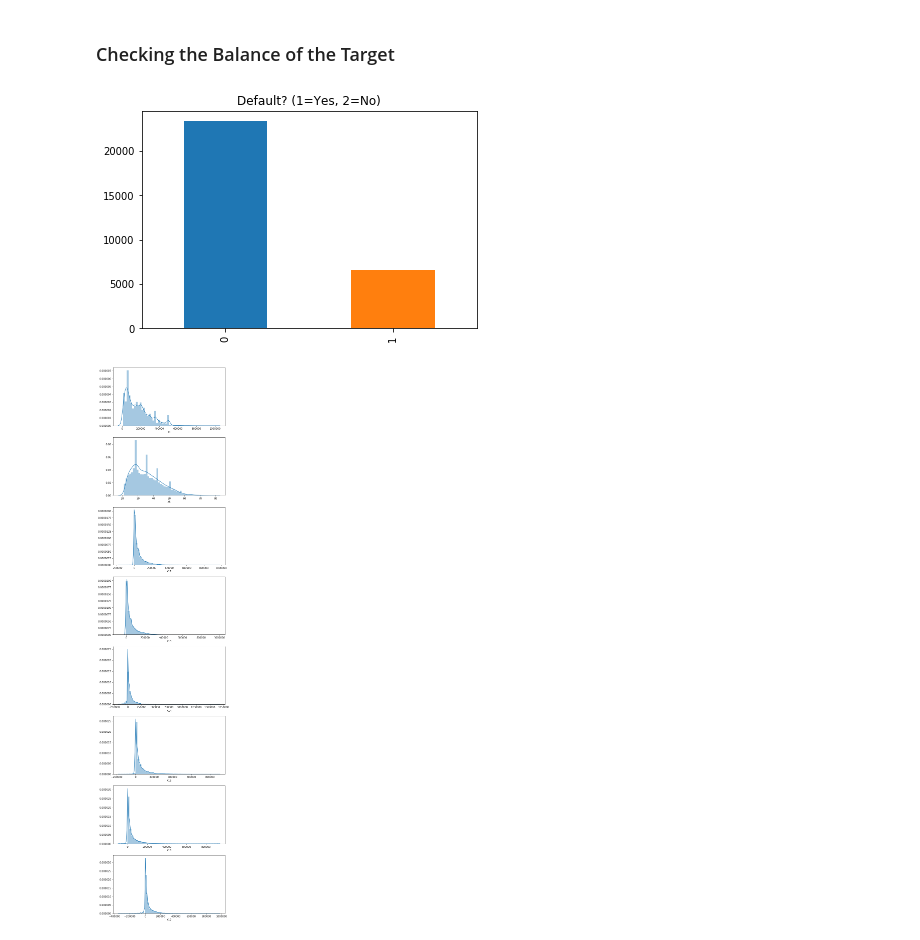
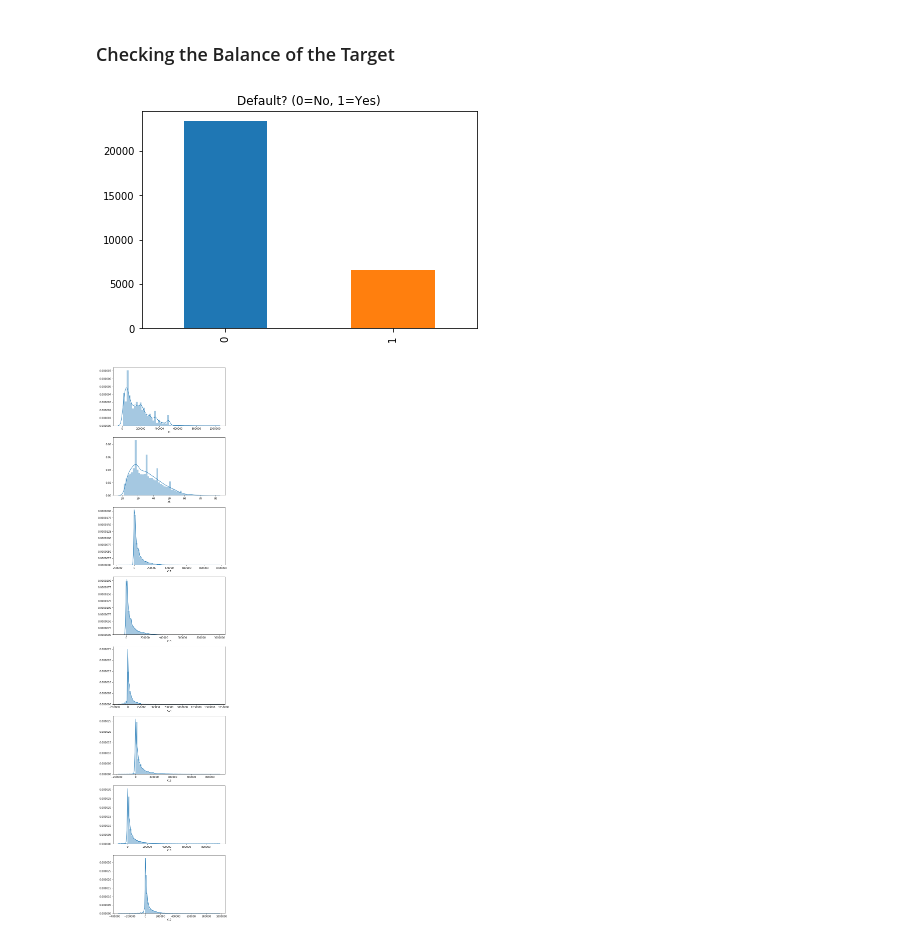
Before and after one commit to BA545-SP2019/2019-competition2-kerry-alex-and-mike, a Jupyter notebook: EDA/Data_Understanding_EDA.ipynb, the cells around one changed output. Saved outputs shown, nothing was run; the diff lists cells and outputs as text; code cells hidden in the pictures.

```diff
--- a/EDA/Data_Understanding_EDA.ipynb
+++ b/EDA/Data_Understanding_EDA.ipynb
@@ -110,10 +111,10 @@ plt.savefig('age_dist_raw.png')
 # %%
 # Using a bar chart to display amount of individuals who defaulted and who did not
 # clearly not balanced - will have to address before modeling stage
-df['Y'].value_counts().plot.bar(title="Default? (1=Yes, 2=No)")
+df['Y'].value_counts().plot.bar(title="Default? (0=No, 1=Yes)")
 plt.savefig('y_imbalanced.png')
 # %% [output]
-[figure, old version]
+[figure, new version]
 # %%
 # Plotting a histogram of columns that have nominal values.
 ## For X18-X23 all seemed around 0 so did not include
```
Also changed, not shown: parts of 3 cells of this notebook, 3 other files.
